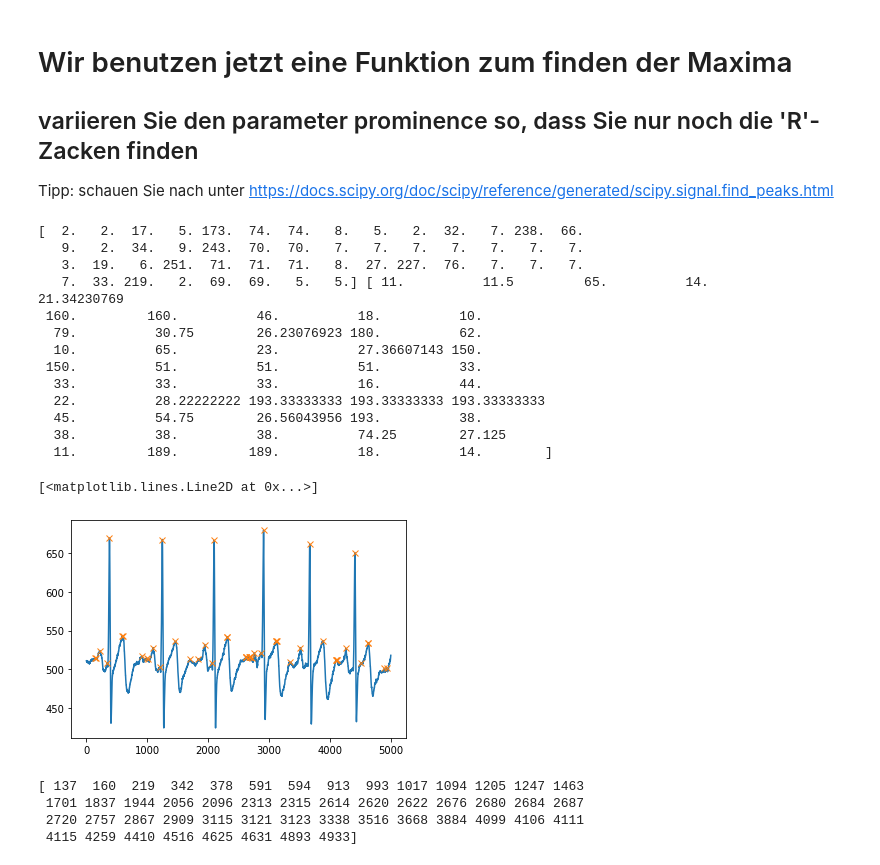
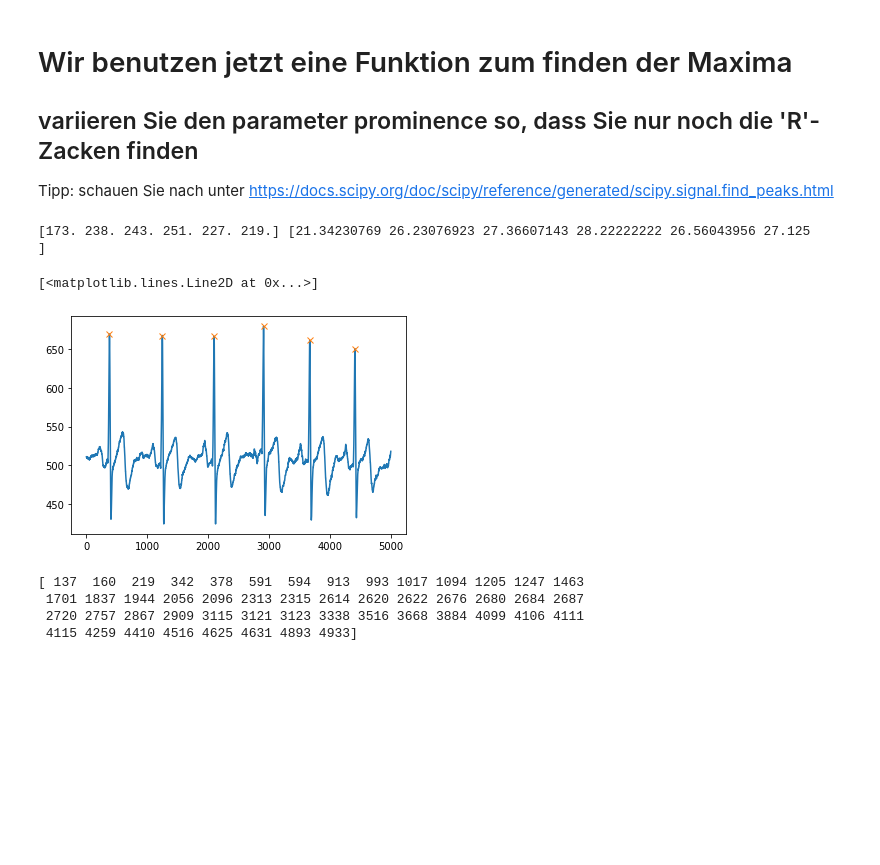
Before and after one commit to rob-at-git/hands-on-emi-bsv, a Jupyter notebook: biosignals.ipynb, the cells around one changed output. Drawn from its saved outputs; the diff is of its cells as text; code cells hidden in the pictures; blank space fills up the shorter version.

```diff
--- a/biosignals.ipynb
+++ b/biosignals.ipynb
@@ -97,26 +100,14 @@ plt.plot(g(ecg, sigma=15))
 Tipp: schauen Sie nach unter
 https://docs.scipy.org/doc/scipy/reference/generated/scipy.signal.find_peaks.html
 # %%
-peaks, properties = find_peaks(ecg, prominence=1, width=10)
+peaks, properties = find_peaks(ecg, prominence=80, width=10)
 print(properties["prominences"], properties["widths"])
 plt.plot(ecg)
 plt.plot(peaks, ecg[peaks], "x")
 # %% [output]
-[  2.   2.  17.   5. 173.  74.  74.   8.   5.   2.  32.   7. 238.  66.
-   9.   2.  34.   9. 243.  70.  70.   7.   7.   7.   7.   7.   7.   7.
-   3.  19.   6. 251.  71.  71.  71.   8.  27. 227.  76.   7.   7.   7.
-   7.  33. 219.   2.  69.  69.   5.   5.] [ 11.          11.5         65.          14.          21.34230769
- 160.         160.          46.          18.          10.
-  79.          30.75        26.23076923 180.          62.
-  10.          65.          23.          27.36607143 150.
- 150.          51.          51.          51.          33.
-  33.          33.          33.          16.          44.
-  22.          28.22222222 193.33333333 193.33333333 193.33333333
-  45.          54.75        26.56043956 193.          38.
-  38.          38.          38.          74.25        27.125
-  11.         189.         189.          18.          14.        ]
+[173. 238. 243. 251. 227. 219.] [21.34230769 26.23076923 27.36607143 28.22222222 26.56043956 27.125     ]
 [<matplotlib.lines.Line2D at 0x...>]
-[figure, old version]
+[figure, new version]
 # %%
 print(peaks)
 # %% [output]
```
Also changed, not shown: parts of 1 cell of this notebook, 1 other file.
